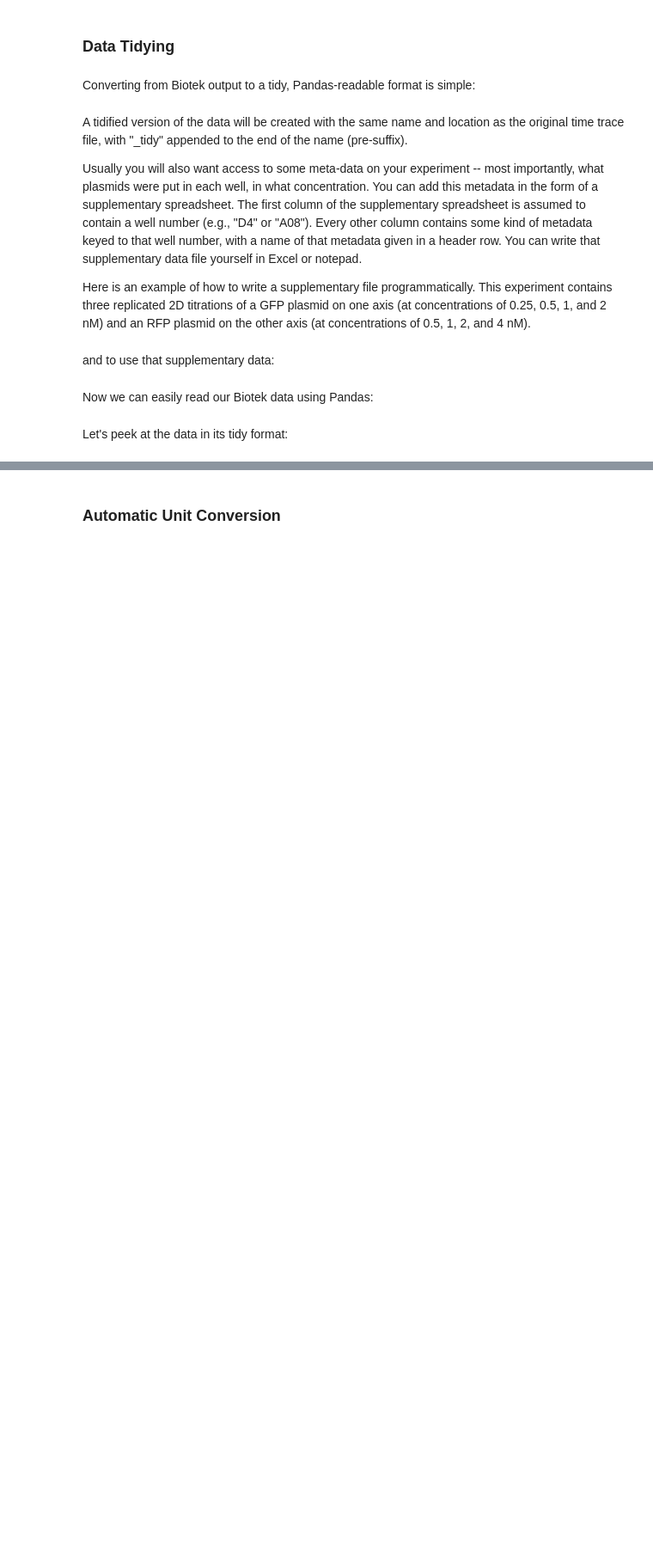
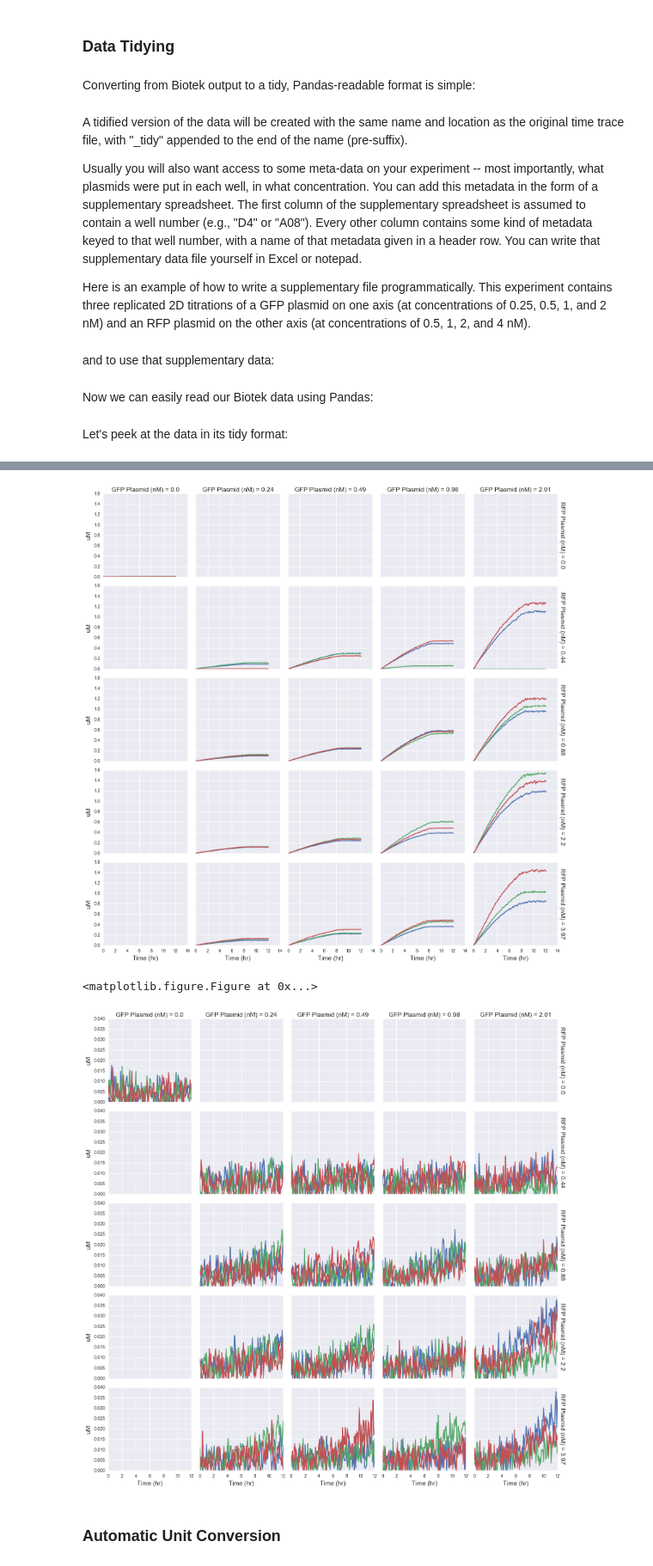
Before and after one commit to sclamons/murraylab_tools, a Jupyter notebook: examples/Biotek Analysis Usage Examples.ipynb, the cells around one changed output, grey strips where cells are left out. Shown at 86% size. Saved outputs shown, nothing was run; the diff lists cells and outputs as text; code cells hidden in the pictures; blank space fills up the shorter version.

```diff
--- a/examples/Biotek Analysis Usage Examples.ipynb
+++ b/examples/Biotek Analysis Usage Examples.ipynb
@@ -74,2 +74,27 @@ Now we can use Seaborn to start plotting data quickly and (relatively) easily:
+# %%
+import seaborn as sns
+import matplotlib.pyplot as plt
+rc={'lines.linewidth': 2, 'axes.labelsize': 14, 'axes.titlesize': 14}
+sns.set(rc=rc)
+%matplotlib inline
+
+gfp_df = df[(df.Gain == 100) & (df.Channel == "GFP")]
+rfp_df = df[(df.Gain == 100) & (df.Channel == "RFP")]
+grid = sns.FacetGrid(gfp_df, col = "GFP Plasmid (nM)", row = "RFP Plasmid (nM)",
+                     hue = "Replicate", margin_titles = True)
+grid.map(plt.plot, "Time (hr)", "uM")
+grid.fig.tight_layout(w_pad=1)
+plt.show()
+
+plt.clf()
+grid = sns.FacetGrid(rfp_df, col = "GFP Plasmid (nM)", row = "RFP Plasmid (nM)",
+                     hue = "Replicate", margin_titles = True)
+grid.map(plt.plot, "Time (hr)", "uM")
+grid.fig.tight_layout(w_pad=1)
+plt.show()
+# %% [output]
+[figure, added]
+<matplotlib.figure.Figure at 0x...>
+[figure, added]
 # %% [markdown]
 ### Automatic Unit Conversion
```
Also changed, not shown: parts of 13 cells of this notebook, 5 other files.
